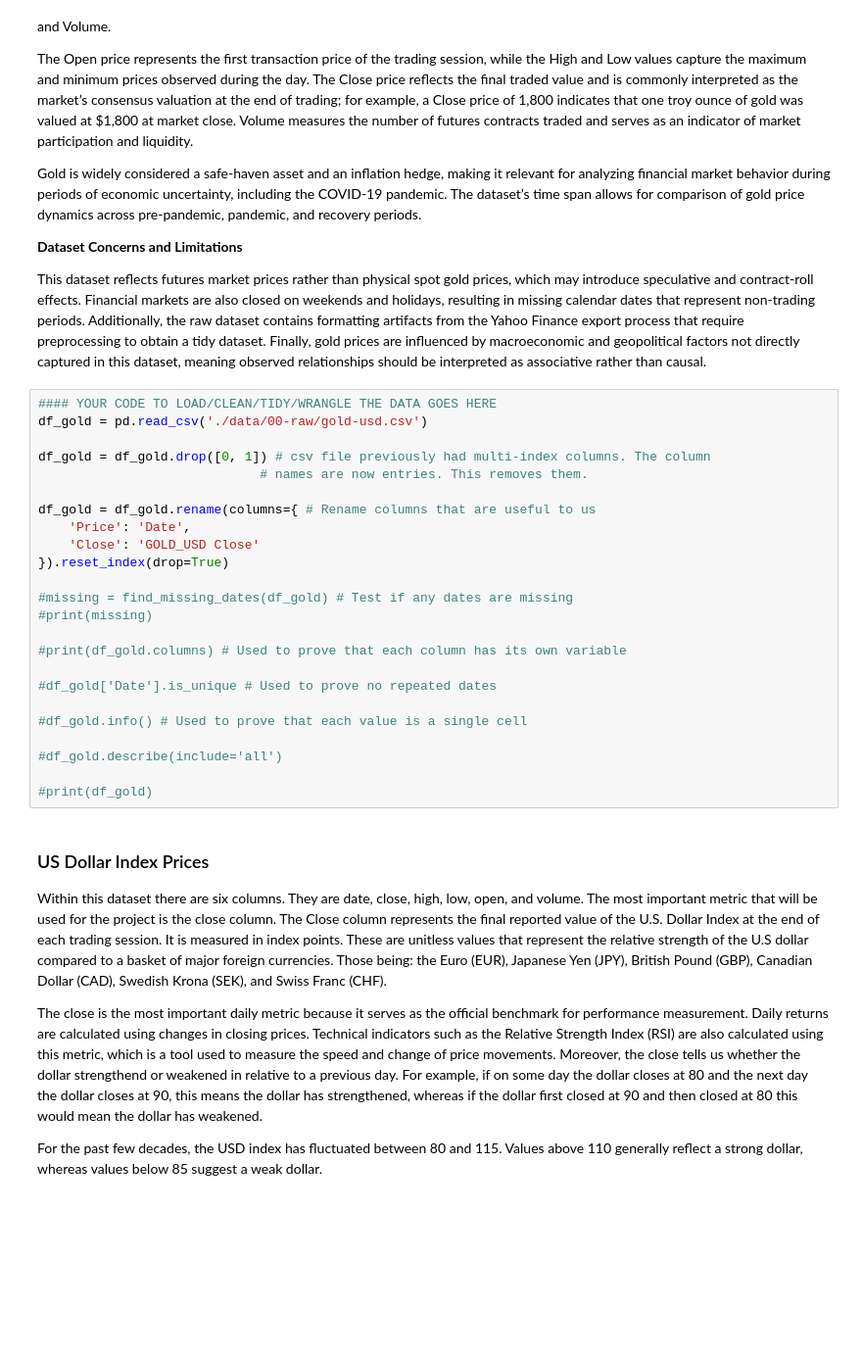
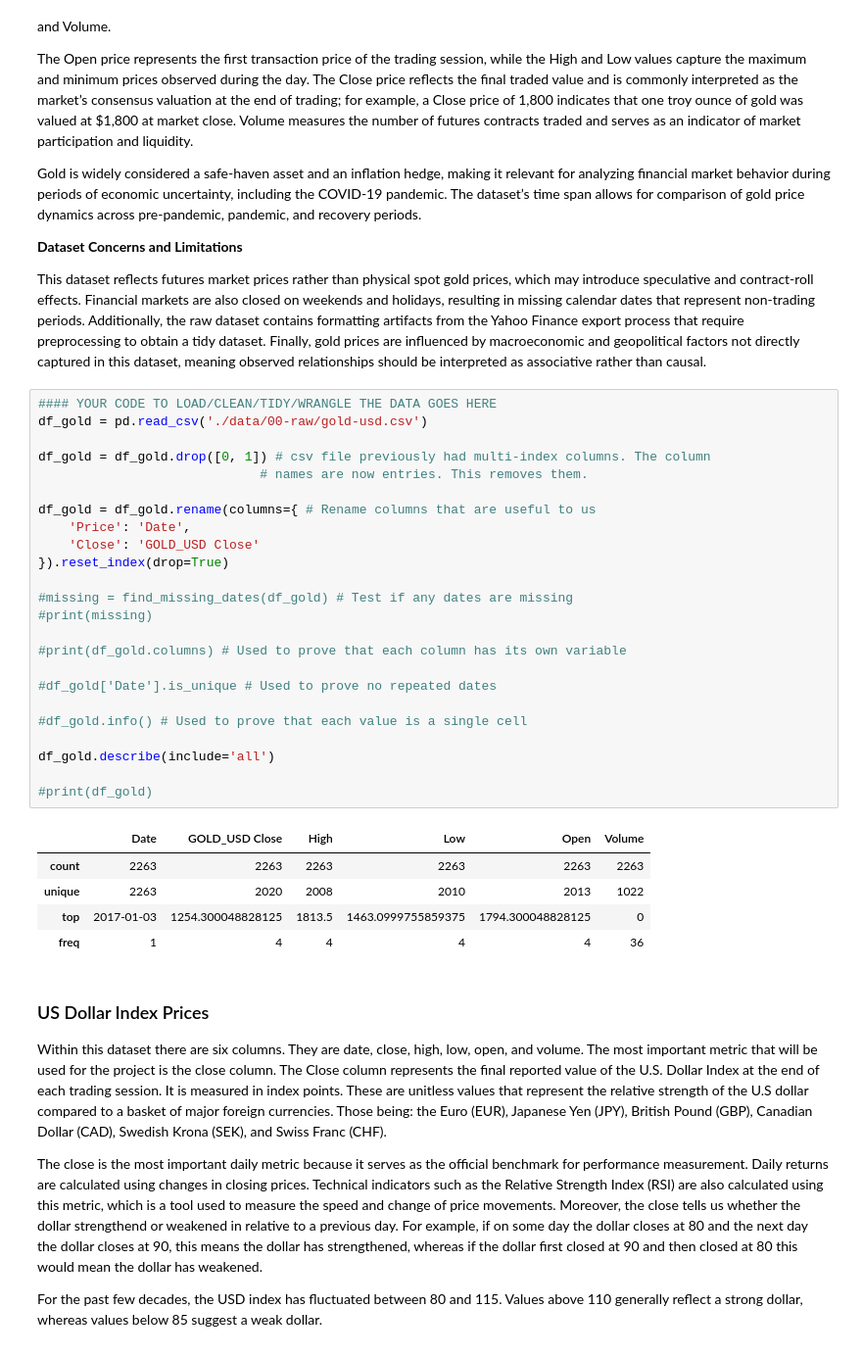
Before and after one commit to COGS108/Group110_WI26, a Jupyter notebook: 02-EDACheckpoint.ipynb, the cells around one changed output. Shown at 98% size. Saved outputs shown, nothing was run; the diff lists cells and outputs as text; blank space fills up the shorter version.

```diff
--- a/02-EDACheckpoint.ipynb
+++ b/02-EDACheckpoint.ipynb
@@ -205,27 +211,33 @@ This dataset reflects futures market prices rather than physical spot gold price
 # %%
 #### YOUR CODE TO LOAD/CLEAN/TIDY/WRANGLE THE DATA GOES HERE
 df_gold = pd.read_csv('./data/00-raw/gold-usd.csv')
 
 df_gold = df_gold.drop([0, 1]) # csv file previously had multi-index columns. The column
                              # names are now entries. This removes them.
 
 df_gold = df_gold.rename(columns={ # Rename columns that are useful to us
     'Price': 'Date',
     'Close': 'GOLD_USD Close'
 }).reset_index(drop=True)
 
 #missing = find_missing_dates(df_gold) # Test if any dates are missing
 #print(missing)
 
 #print(df_gold.columns) # Used to prove that each column has its own variable
 
 #df_gold['Date'].is_unique # Used to prove no repeated dates
 
 #df_gold.info() # Used to prove that each value is a single cell
 
-#df_gold.describe(include='all')
+df_gold.describe(include='all')
 
 #print(df_gold)
+# %% [output]
+|  | Date | GOLD_USD Close | High | Low | Open | Volume |
+| count | 2263 | 2263 | 2263 | 2263 | 2263 | 2263 |
+| unique | 2263 | 2020 | 2008 | 2010 | 2013 | 1022 |
+| top | 2017-01-03 | 1254.300048828125 | 1813.5 | 1463.0999755859375 | 1794.300048828125 | 0 |
+| freq | 1 | 4 | 4 | 4 | 4 | 36 |
 # %% [markdown]
 ### US Dollar Index Prices
 
```
Also changed, not shown: parts of 8 cells of this notebook.
